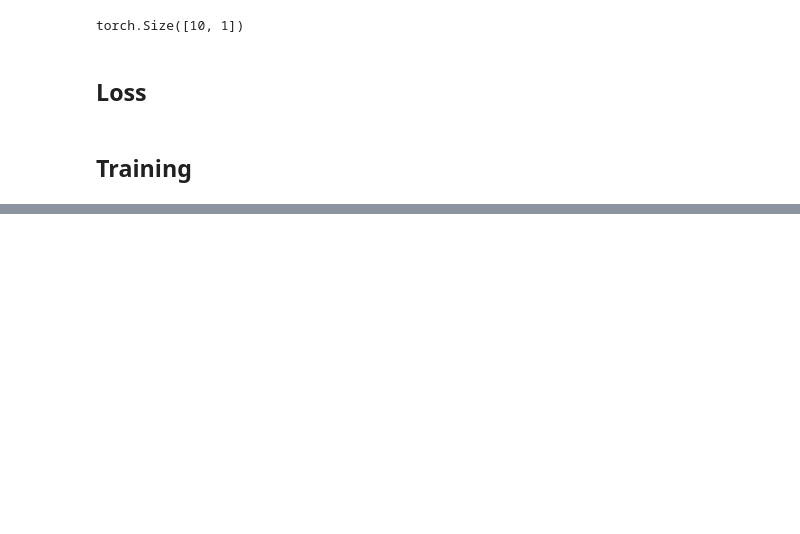
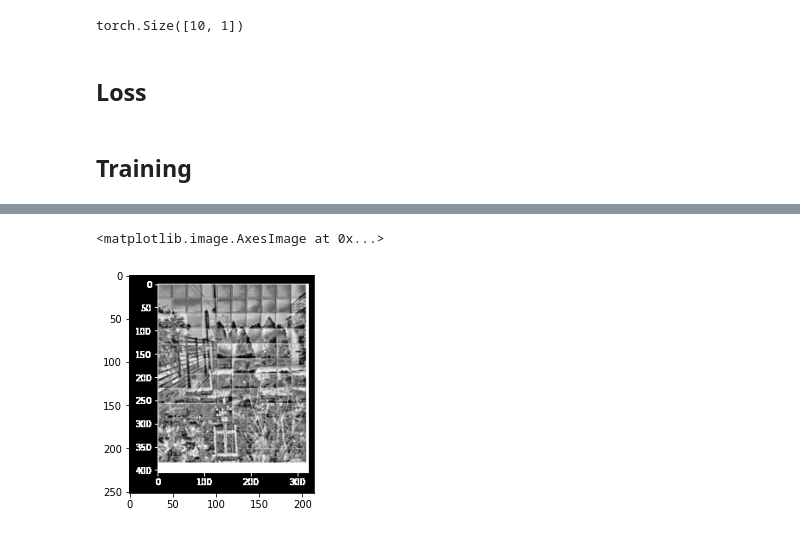
Before and after one commit to pouya-parsa/dehaze_gan, a Jupyter notebook: dehazing.ipynb, the cells around one changed output, grey strips where cells are left out. Drawn from its saved outputs; the diff is of its cells as text; code cells hidden in the pictures; blank space fills up the shorter version.

```diff
--- a/dehazing.ipynb
+++ b/dehazing.ipynb
@@ -321,0 +446,6 @@ discriminator loss :  0.64309
+# %%
+
+plt.imshow(hazed_image, cmap="gray")
+# %% [output]
+<matplotlib.image.AxesImage at 0x...>
+[figure, added]
```
Also changed, not shown: parts of 22 cells of this notebook.
